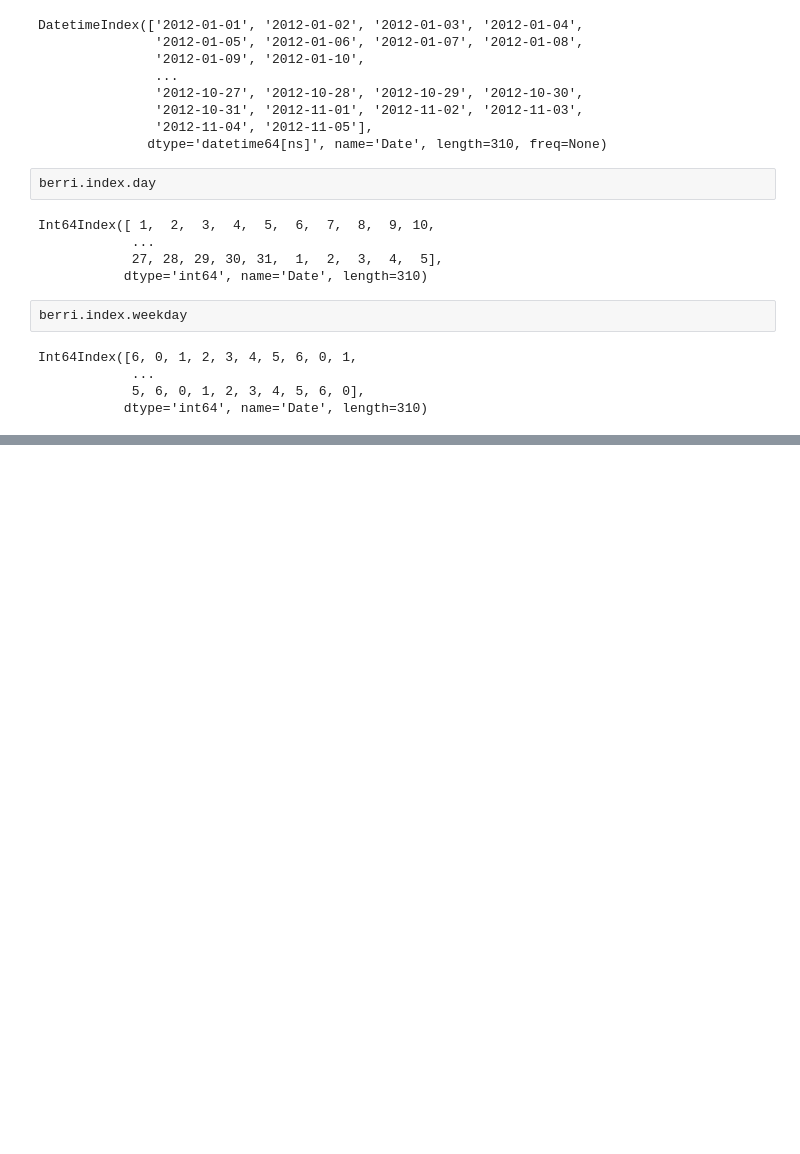
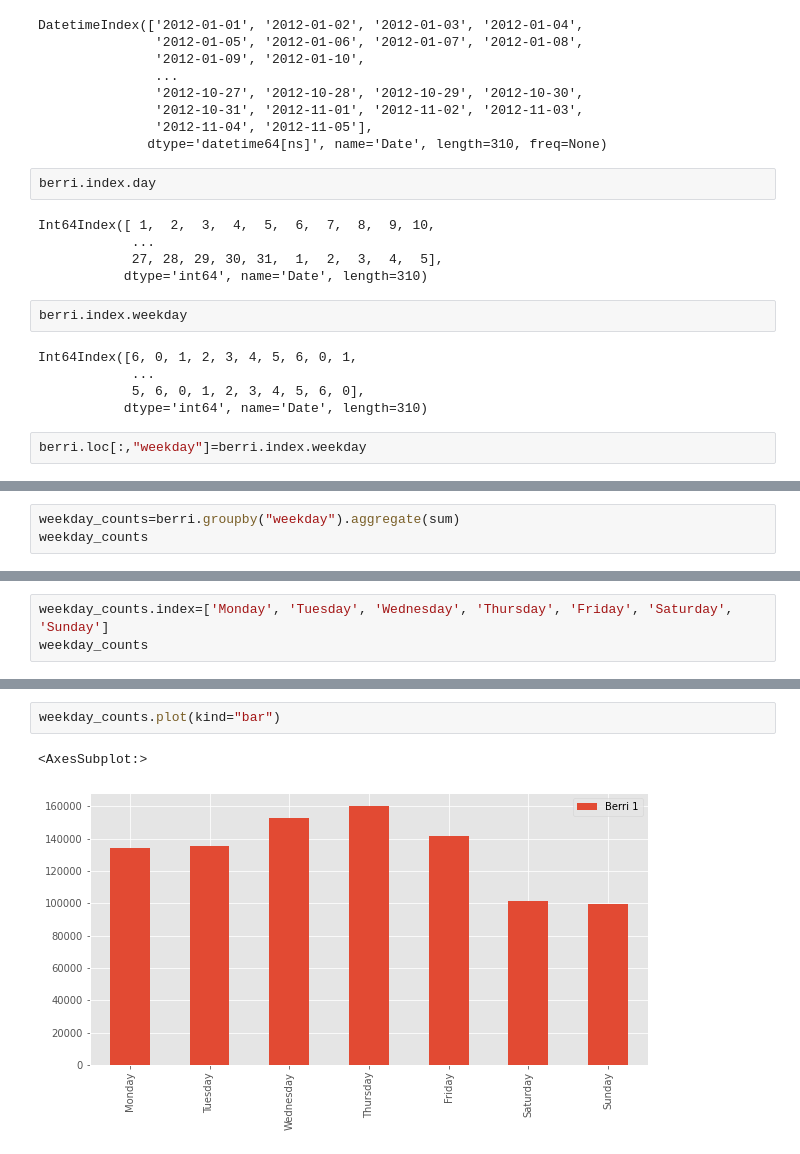
Before and after one commit to EkaterinaZernyukova/data_analysis, a Jupyter notebook: jupyter_notebook/bikes_second.ipynb, the cells around one changed output, grey strips where cells are left out. Cells and saved outputs as stored; diff of their text form; blank space fills up the shorter version.

```diff
--- a/jupyter_notebook/bikes_second.ipynb
+++ b/jupyter_notebook/bikes_second.ipynb
@@ -58,3 +58,5 @@ Int64Index([6, 0, 1, 2, 3, 4, 5, 6, 0, 1,
             ...
             5, 6, 0, 1, 2, 3, 4, 5, 6, 0],
            dtype='int64', name='Date', length=310)
+# %%
+berri.loc[:,"weekday"]=berri.index.weekday
@@ -60,0 +73,3 @@ Int64Index([6, 0, 1, 2, 3, 4, 5, 6, 0, 1,
+# %%
+weekday_counts=berri.groupby("weekday").aggregate(sum)
+weekday_counts
@@ -60,0 +86,3 @@ Int64Index([6, 0, 1, 2, 3, 4, 5, 6, 0, 1,
+# %%
+weekday_counts.index=['Monday', 'Tuesday', 'Wednesday', 'Thursday', 'Friday', 'Saturday', 'Sunday']
+weekday_counts
@@ -60,0 +98,5 @@ Int64Index([6, 0, 1, 2, 3, 4, 5, 6, 0, 1,
+# %%
+weekday_counts.plot(kind="bar")
+# %% [output]
+<AxesSubplot:>
+[figure, added]
```
Also changed, not shown: parts of 3 cells of this notebook.
